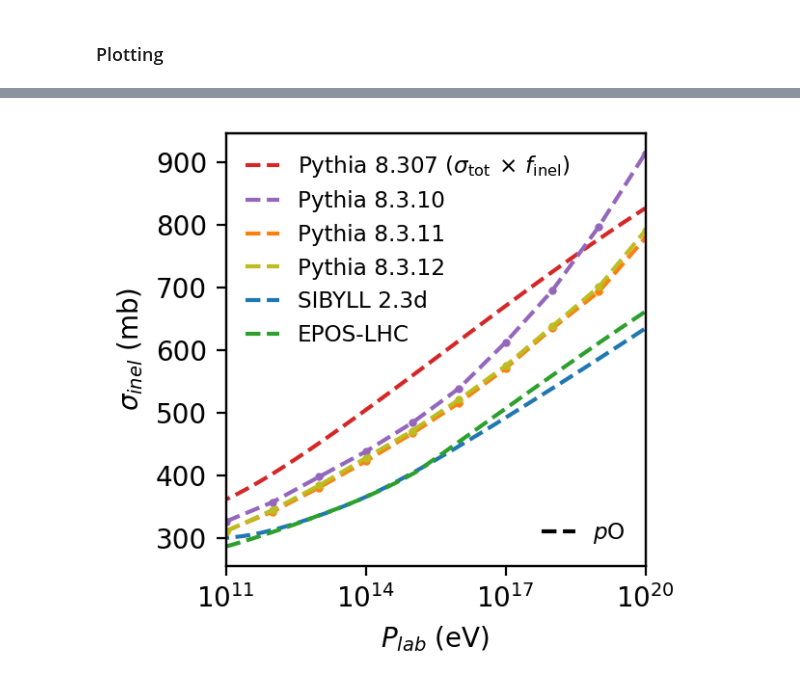
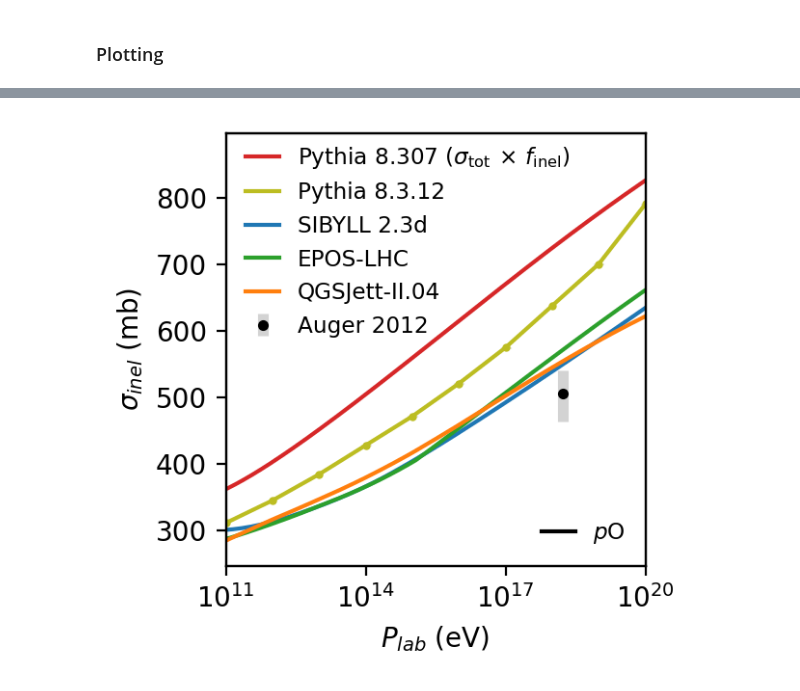
Before and after one commit to gaudu/pythia8312, a Jupyter notebook: examples/pythia8312_xsec_plotting.ipynb, the cells around one changed output, grey strips where cells are left out. Drawn from its saved outputs; the diff is of its cells as text; code cells hidden in the pictures.

Commit message:
use Auger 2012 inelastic cross-section + new pp, pN and piN Pythia 8.3.12 simulations

```diff
--- a/examples/pythia8312_xsec_plotting.ipynb
+++ b/examples/pythia8312_xsec_plotting.ipynb
@@ -81,3 +98,14 @@ pip_p_filtered_dataframes = {file: df for file, df in dataframes.items() if "mai
+# %%
+pip_p_dataframes = []
+
+for file, df in pip_p_filtered_dataframes.items():
+    sig_inel = df.loc[df[0] == 'sig_inel', 1].astype(float)
+    err_inel = df.loc[df[0] == 'err_inel', 1].astype(float)
+    elab = df.loc[df[0] == 'elab', 1].astype(float).values[0]
+    pip_p_dataframe = pd.DataFrame({'elab': [elab], 'sig_inel': [sig_inel.values[0]], 'err_inel': [err_inel.values[0]]})
+    pip_p_dataframes.append(pip_p_dataframe)
+pip_p_dataframe = pd.concat(pip_p_dataframes, ignore_index=True)
+pip_p_dataframe = pip_p_dataframe.sort_values(by='elab')
 # %%
 p_O_dataframes = []
 
@@ -169,29 +250,37 @@ Fe_N_dataframe = Fe_N_dataframe.sort_values(by='elab')
+# %%
+pair_stat_error = 22
+pair_syst_error_pos = 28
+pair_syst_error_neg = 36
+pair_total_error_pos = sqrt(pair_stat_error**2 + pair_syst_error_pos**2)
+pair_total_error_neg = sqrt(pair_stat_error**2 + pair_syst_error_neg**2)
 # %%
 fig, ax = plt.subplots(figsize=(3.2,3), dpi=200)
 ax.set(xlim=(1e11,1e20))
 ax.set_xscale('log')
 ax.set(xlabel=r"$P_{lab}$ (eV)", ylabel=r"$\sigma_{inel}$ (mb)")
 
-ax.plot(xs_p_O_py8307[0,:], xs_p_O_py8307[1,:] * 0.9, "--", color="C3", label="Pythia 8.307 ($\\sigma_{\\mathrm{tot}} \\, \\times \\, f_{\\mathrm{inel}}$)")
-ax.errorbar(elab_py8310, xs_p_O_py8310, yerr=xs_p_O_py8310_err, c='tab:purple', fmt='o', ms=2, ecolor='lightgrey', elinewidth=4, ls='--')
-ax.plot([None], [None], ls='--', color="tab:purple", label="Pythia 8.3.10")
-ax.errorbar(p_O_dataframe['elab']*1e9, xs_p_O_py8311, yerr=xs_p_O_py8311_err, c='tab:orange', fmt='o', ms=2, ecolor='lightgrey', elinewidth=4, ls='--')
-ax.plot([None], [None], ls='--', color="tab:orange", label="Pythia 8.3.11")
-ax.errorbar(p_O_dataframe['elab']*1e9, p_O_dataframe['sig_inel'], yerr=p_O_dataframe['err_inel'], c='tab:olive', fmt='o', ms=2, ecolor='lightgrey', elinewidth=4, ls='--')
-ax.plot([None], [None], ls='--', color="tab:olive", label="Pythia 8.3.12")
-ax.plot(xs_p_O_sib[0,:], xs_p_O_sib[1,:], "--", color="C0", label="SIBYLL 2.3d")
-ax.plot(xs_p_O_epos[0,:], xs_p_O_epos[1,:], "--", color="C2", label="EPOS-LHC")
-ax.legend(loc='upper left', bbox_to_anchor=(0, 1), fontsize="small", frameon=False, handlelength=1.5)
+ax.plot(xs_p_O_py8307[0,:], xs_p_O_py8307[1,:] * 0.9, "-", color="C3", label="Pythia 8.307 ($\\sigma_{\\mathrm{tot}} \\, \\times \\, f_{\\mathrm{inel}}$)")
+#ax.errorbar(elab_py8310, xs_p_O_py8310, yerr=xs_p_O_py8310_err, c='tab:purple', fmt='o', ms=2, ecolor='lightgrey', elinewidth=4, ls='--')
+#ax.plot([None], [None], ls='--', color="tab:purple", label="Pythia 8.3.10")
+#ax.errorbar(p_O_dataframe['elab']*1e9, xs_p_O_py8311, yerr=xs_p_O_py8311_err, c='tab:orange', fmt='o', ms=2, ecolor='lightgrey', elinewidth=4, ls='--')
+#ax.plot([None], [None], ls='--', color="tab:orange", label="Pythia 8.3.11")
+ax.errorbar(p_O_dataframe['elab']*1e9, p_O_dataframe['sig_inel'], yerr=p_O_dataframe['err_inel'], c='tab:olive', fmt='o', ms=2, ecolor='lightgrey', elinewidth=4, ls='-')
+ax.plot([None], [None], ls='-', color="tab:olive", label="Pythia 8.3.12")
+ax.plot(xs_p_O_sib[0,:], xs_p_O_sib[1,:], "-", color="C0", label="SIBYLL 2.3d")
+ax.plot(xs_p_O_epos[0,:], xs_p_O_epos[1,:], "-", color="C2", label="EPOS-LHC")
+ax.plot(xs_p_O_qgs[0,:], xs_p_O_qgs[1,:], "-", color="C1", label="QGSJett-II.04")
+ax.errorbar(10**18.24, 505, yerr=[[pair_total_error_neg], [pair_total_error_pos]], c='black', fmt='o', ms=3, ecolor='lightgrey', elinewidth=4, label="Auger 2012")
+ax.legend(loc='upper left', bbox_to_anchor=(0, 1.02), fontsize="small", frameon=False, handlelength=1.5)
 
 ax2 = ax.twinx()
 ax2.get_yaxis().set_visible(False)
-ax2.plot([None], [None], "--", color="black", label="$p$O")
+ax2.plot([None], [None], "-", color="black", label="$p$O")
 ax2.legend(loc='lower right', bbox_to_anchor=(1, 0), fontsize="small", frameon=False, handlelength=1.5)
 
 fig.tight_layout()
 fig.savefig("xs_inel_pO.png", dpi=400)
 # %% [output]
-[figure, old version]
+[figure, new version]
 # %%
 fig, ax = plt.subplots(figsize=(3.2,3), dpi=200)
 ax.set(xlim=(1e11,1e20), ylim=(200,900))
```
Also changed, not shown: parts of 13 cells of this notebook.
